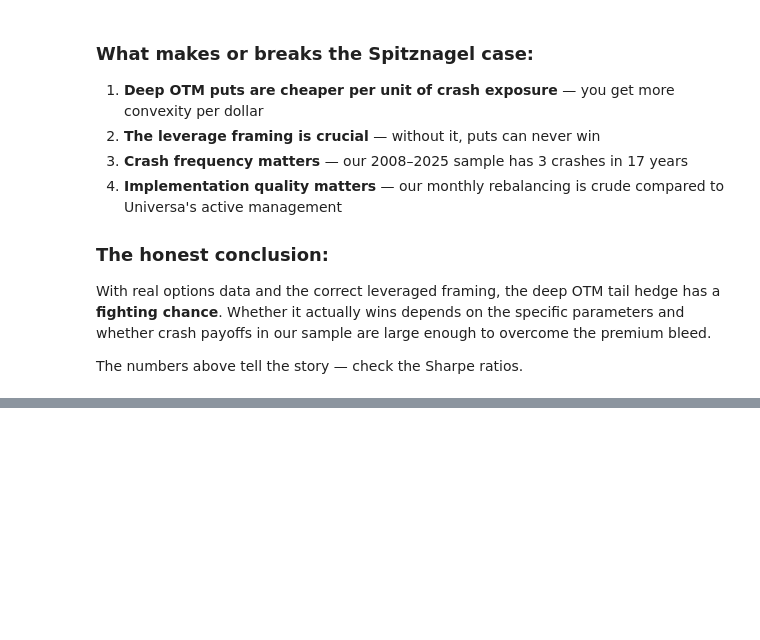
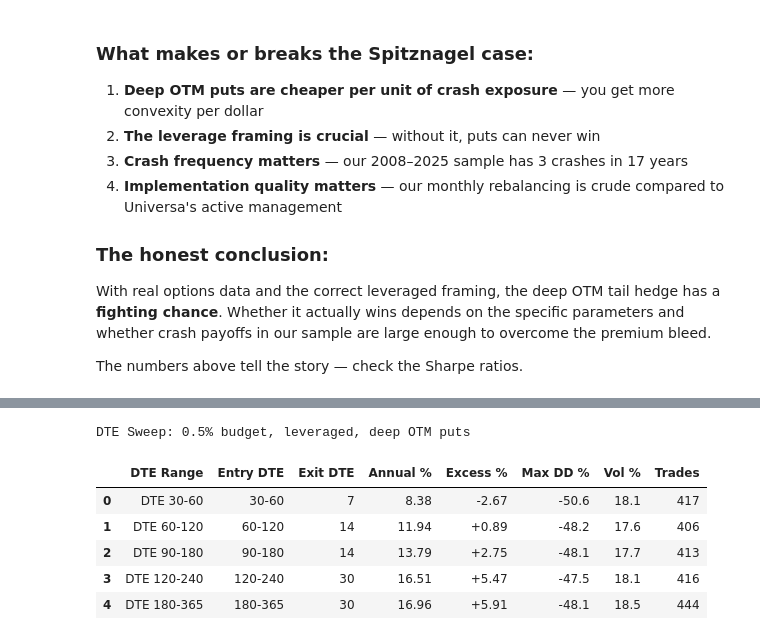
Before and after one commit to lambdaclass/options_backtester, a Jupyter notebook: notebooks/spitznagel_case.ipynb, the cells around one changed output, grey strips where cells are left out. Drawn from its saved outputs; the diff is of its cells as text; code cells hidden in the pictures; blank space fills up the shorter version.

```diff
--- a/notebooks/spitznagel_case.ipynb
+++ b/notebooks/spitznagel_case.ipynb
@@ -593,0 +603,35 @@ The numbers above tell the story — check the Sharpe ratios.
+# %%
+# Sweep DTE ranges (all at 0.5% budget, leveraged)
+dte_configs = [
+    ('DTE 30-60',   30,  60,  7),
+    ('DTE 60-120',  60,  120, 14),
+    ('DTE 90-180',  90,  180, 14),   # current default
+    ('DTE 120-240', 120, 240, 30),
+    ('DTE 180-365', 180, 365, 30),
+]
+
+dte_results = []
+for name, dte_min, dte_max, exit_dte in dte_configs:
+    print(f'  {name}...', end=' ', flush=True)
+    r = run_backtest(
+        name, 1.0, 0.0,
+        lambda dmin=dte_min, dmax=dte_max, edte=exit_dte: make_deep_otm_put_strategy(
+            schema, dte_min=dmin, dte_max=dmax, exit_dte=edte),
+        data,
+        budget_fn=lambda date, tc: tc * 0.005,
+    )
+    dte_results.append(r)
+    print(f'annual {r["annual_ret"]:+.2f}%, excess {r["excess_annual"]:+.2f}%, DD {r["max_dd"]:.1f}%')
+
+rows = []
+for r, (name, dmin, dmax, edte) in zip(dte_results, dte_configs):
+    d = r['balance']['% change'].dropna()
+    vol = d.std() * np.sqrt(252) * 100
+    rows.append({'DTE Range': name, 'Entry DTE': f'{dmin}-{dmax}', 'Exit DTE': edte,
+                 'Annual %': r['annual_ret'], 'Excess %': r['excess_annual'],
+                 'Max DD %': r['max_dd'], 'Vol %': vol, 'Trades': r['trades']})
+df_dte = pd.DataFrame(rows)
+styled = df_dte.style.format({'Annual %': '{:.2f}', 'Excess %': '{:+.2f}', 'Max DD %': '{:.1f}',
+                               'Vol %': '{:.1f}', 'Trades': '{:.0f}'}).map(color_excess, subset=['Excess %'])
+style_returns_table(styled).set_caption('DTE Sweep: 0.5% budget, leveraged, deep OTM puts')
+# %% [output]
@@ -593,0 +648,7 @@ The numbers above tell the story — check the Sharpe ratios.
+DTE Sweep: 0.5% budget, leveraged, deep OTM puts
+|  | DTE Range | Entry DTE | Exit DTE | Annual % | Excess % | Max DD % | Vol % | Trades |
+| 0 | DTE 30-60 | 30-60 | 7 | 8.38 | -2.67 | -50.6 | 18.1 | 417 |
+| 1 | DTE 60-120 | 60-120 | 14 | 11.94 | +0.89 | -48.2 | 17.6 | 406 |
+| 2 | DTE 90-180 | 90-180 | 14 | 13.79 | +2.75 | -48.1 | 17.7 | 413 |
+| 3 | DTE 120-240 | 120-240 | 30 | 16.51 | +5.47 | -47.5 | 18.1 | 416 |
+| 4 | DTE 180-365 | 180-365 | 30 | 16.96 | +5.91 | -48.1 | 18.5 | 444 |
```
Also changed, not shown: parts of 10 cells of this notebook, 15 other files.
